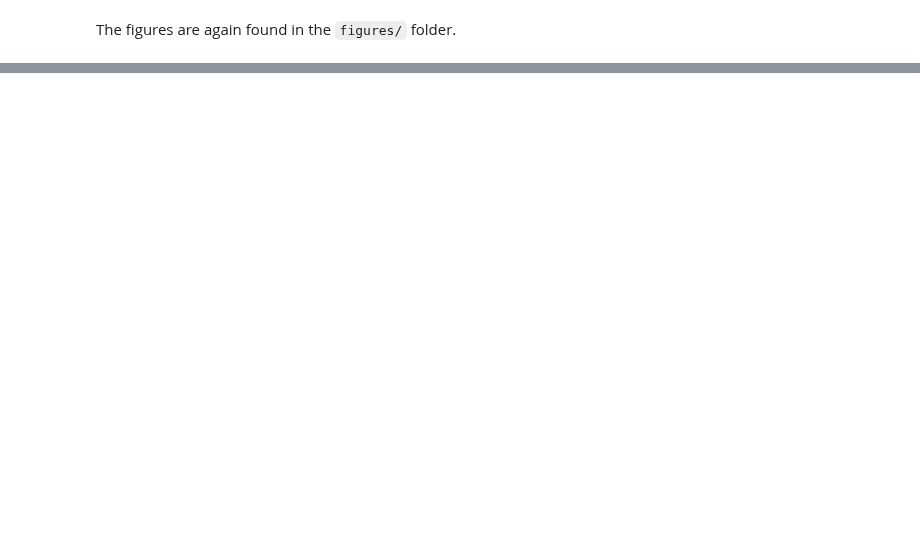
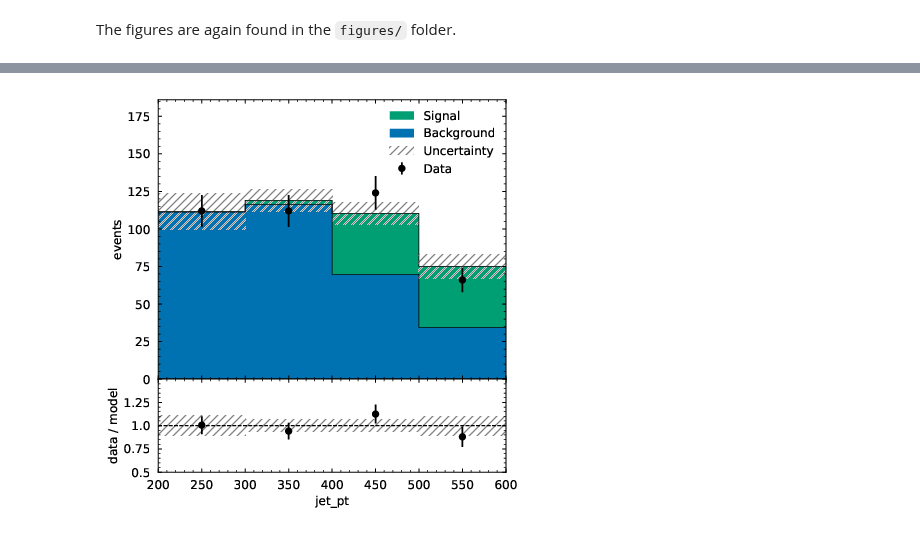
Before and after one commit to cabinetry/cabinetry-tutorials, a Jupyter notebook: example.ipynb, the cells around one changed output, grey strips where cells are left out. Saved outputs shown, nothing was run; the diff lists cells and outputs as text; code cells hidden in the pictures; blank space fills up the shorter version.

```diff
--- a/example.ipynb
+++ b/example.ipynb
@@ -257,3 +259,3 @@ IFrame("figures/Signal_region_prefit.pdf", width=450, height=500)
 # %%
-IFrame("figures/Signal_region_postfit.pdf", width=450, height=500)
+WImage(filename='figures/Signal_region_postfit.pdf')
 # %% [output]
@@ -260,0 +262 @@ IFrame("figures/Signal_region_postfit.pdf", width=450, height=500)
+[figure, added]
```
Also changed, not shown: parts of 31 cells of this notebook, 1 other file.
